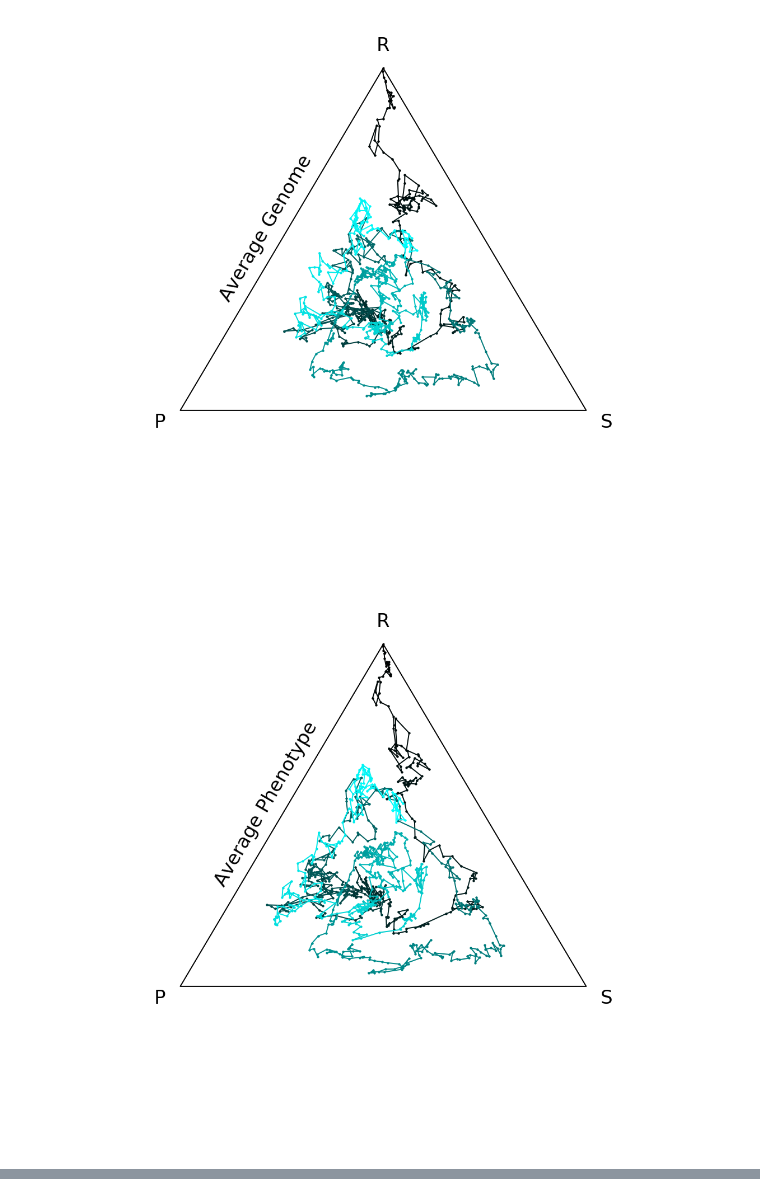
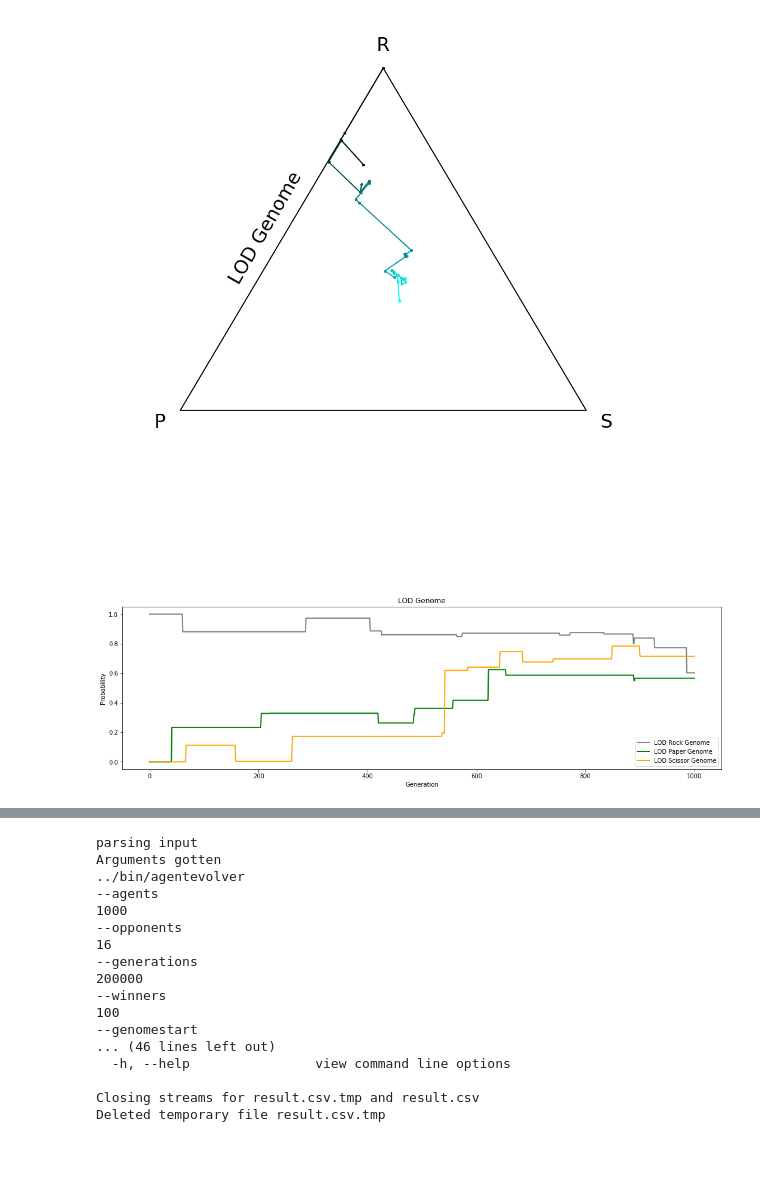
Before and after one commit to jassler/AgentEvolution, a Jupyter notebook: results/RockPaperScissorGames.ipynb, the cells around one changed output, grey strips where cells are left out. Drawn from its saved outputs; the diff is of its cells as text; code cells hidden in the pictures; blank space fills up the shorter version.

```diff
--- a/results/RockPaperScissorGames.ipynb
+++ b/results/RockPaperScissorGames.ipynb
@@ -115,15 +125,22 @@ def plot_df(df,
         plt.legend()
         plt.show()
 # %%
-df = pd.read_csv('csvs/result.csv', sep=',')
-headers = list(df)
+df = pd.read_csv('csvs/1000,16,1000 (0,-1,1)(1,0,-1)(-1,1,0) avg.csv', sep=',')
 
-titles = ['Average Genome', 'Average Phenotype', 'Best Genome', 'Best Phenoptype', 'LOD Genome', 'LOD Phenotype']
+titles = [
+    # 'Average Genome', 'Average Phenotype',
+    'LOD Genome', 'LOD Phenotype'
+]
+headers = [
+    # ["Avg Rock Genome", "Avg Paper Genome", "Avg Scissor Genome"],
+    # ["Avg Rock Phenotype", "Avg Paper Phenotype", "Avg Scissor Phenotype"],
+    ["LOD Rock Genome", "LOD Paper Genome", "LOD Scissor Genome"],
+    ["LOD Rock Phenotype", "LOD Paper Phenotype", "LOD Scissor Phenotype"]
+]
 
 scaling = True
-for x in range(0, int((len(headers)-1) / 3)):
-    plot_df(df, scaling=scaling, title=titles[x], headers=headers[x*3+1:x*3+4])
-    scaling = !scaling
+for x in range(0, len(titles)):
+    plot_df(df, scaling=scaling, title=titles[x], headers=headers[x], plot_cartesian=True)
 # %% [output]
-[figure, old version]
+[figure, new version]
-[figure, old version]
+[figure, new version]
@@ -133,0 +221,20 @@ for x in range(0, int((len(headers)-1) / 3)):
+# %%
+simulate_generations({'-h': '1'})
+# %% [output]
+parsing input
+Arguments gotten
+../bin/agentevolver
+--agents
+1000
+--opponents
+16
+--generations
+200000
+--winners
+100
+--genomestart
+... (46 lines left out)
+  -h, --help                view command line options
+
+Closing streams for result.csv.tmp and result.csv
+Deleted temporary file result.csv.tmp
```
Also changed, not shown: parts of 5 cells of this notebook, 13 other files.
